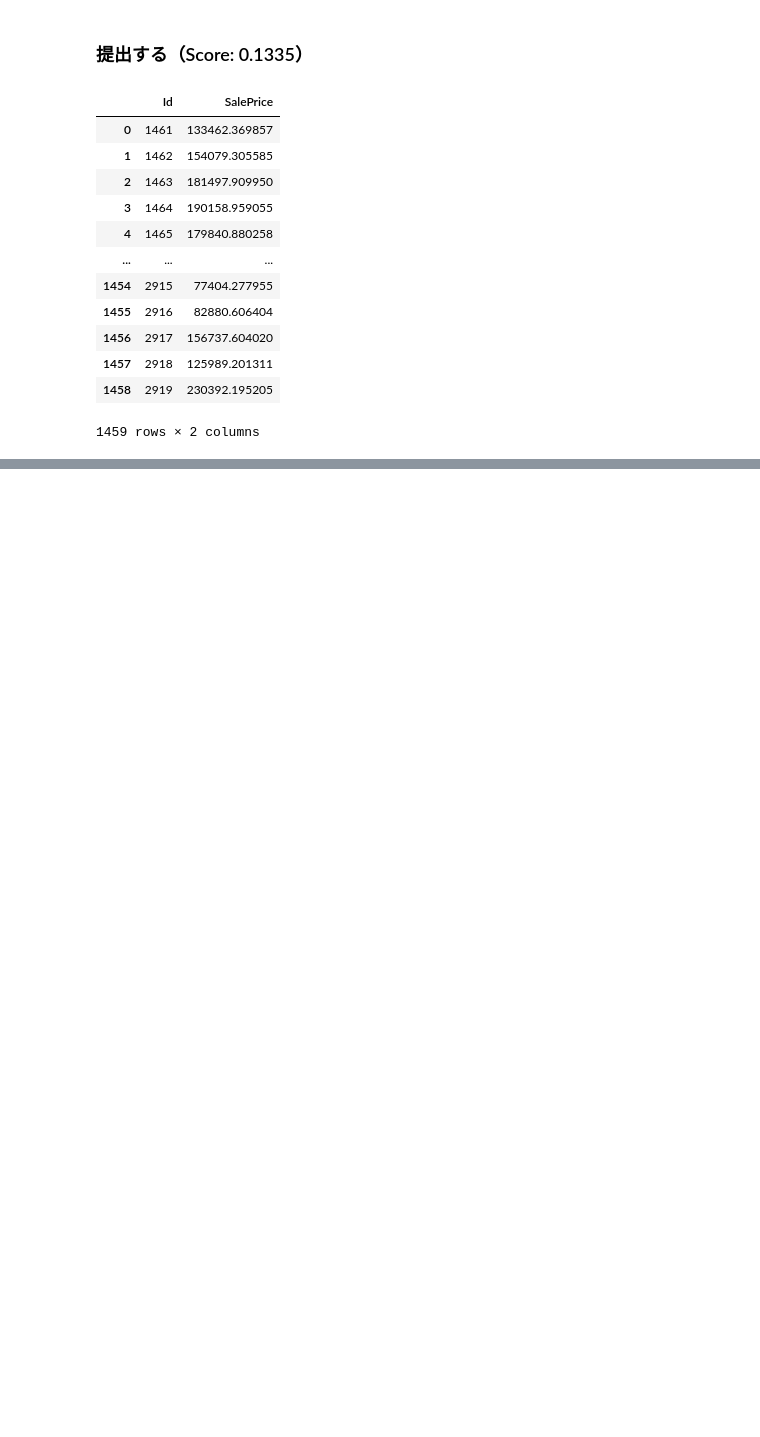
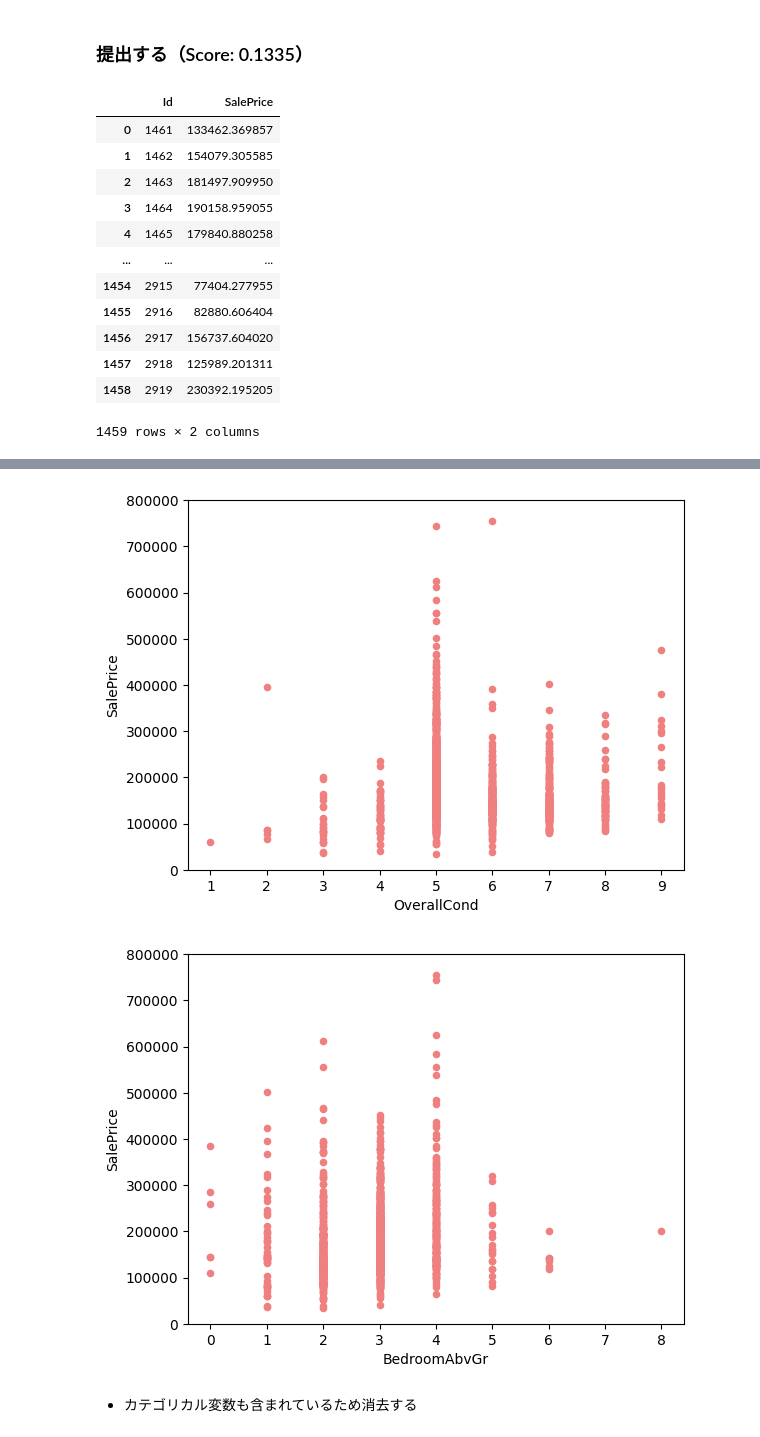
Before and after one commit to ntontonto/kaggle, a Jupyter notebook: house-prices/Feature_Engineering.ipynb, the cells around one changed output, grey strips where cells are left out. Cells and saved outputs as stored; diff of their text form; code cells hidden in the pictures; blank space fills up the shorter version.

```diff
--- a/house-prices/Feature_Engineering.ipynb
+++ b/house-prices/Feature_Engineering.ipynb
@@ -1083,0 +1187,3 @@ output
+# %%
+for col in all_data_fe.columns[all_data_fe.columns.str.contains("Garage")]:
+  print(all_data_fe[all_data_fe['GarageArea'].isnull()][col])
@@ -1083,0 +1333,6 @@ output
+# %%
+kurt_list = []
+for col in numerical_cols[1:]:
+  print(f"{col} Kurtosis is: " + str(train[col].kurt()))
+  if train[col].kurt() > 1:
+    kurt_list.append(col)
@@ -1083,0 +1354,10 @@ output
+# %%
+train = all_data_fe[all_data_fe["SalePrice"].notnull()]
+test = all_data_fe[all_data_fe["SalePrice"].isnull()]
+for col in kurt_list:
+  train.plot.scatter(x=col, y='SalePrice', ylim=(0,800000));
+# %% [output]
+[figure, added]
+[figure, added]
+# %% [markdown]
+- カテゴリカル変数も含まれているため消去する
```
Also changed, not shown: parts of 52 cells of this notebook.
